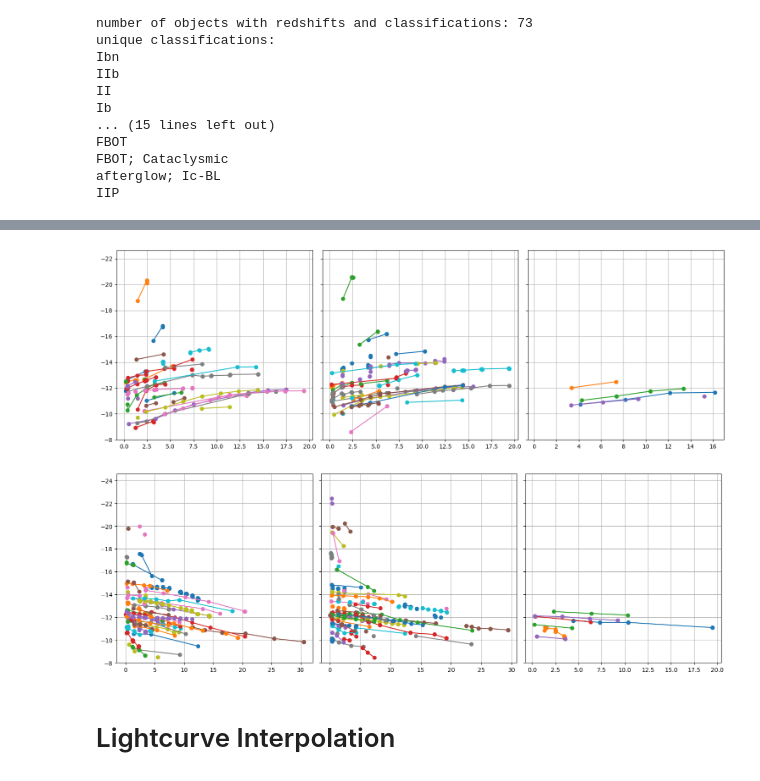
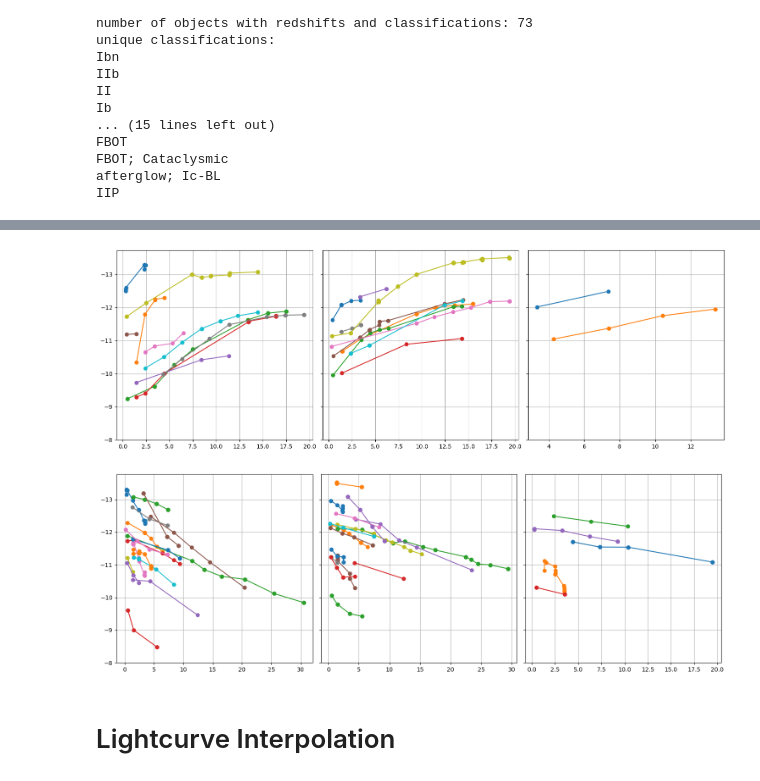
Before and after one commit to tylerbarna/kn-imposters, a Jupyter notebook: hq_candidates.ipynb, the cells around one changed output, grey strips where cells are left out. Drawn from its saved outputs; the diff is of its cells as text; code cells hidden in the pictures.

```diff
--- a/hq_candidates.ipynb
+++ b/hq_candidates.ipynb
@@ -70,6 +91,7 @@ for key, value in lc_dict.items():
 
 print('number of non-empty lightcurves:', len(flc_dict))
 print('number of empty lightcurves:', len(elc_dict))
+flc_dict = {key: val[val['mag'].notna()] for key, val in flc_dict.items()}
 # %% [output]
 194.94985-47.75
 Swift-J002325.5-141701
@@ -144,7 +166,16 @@ mflc_dict = {key: value for key, value in flc_dict.items() if key in mq_cands['o
 lflc_dict = {key: value for key, value in flc_dict.items() if key in lq_cands['object'].values} ## low quality
 zlc_dict =  {key: value for key, value in flc_dict.items() if key in z_cands['object'].values} ## redshift
 # %%
-display(zlc_dict['ZTF18aakuewf'].head())
+#display(zlc_dict['ZTF18aakuewf'].head())
 for item in zlc_dict:
-    zlc_dict[item]['absmag'] = absmag(zlc_dict[item]['mag'], z_cands[z_cands['object'] == item]['redshift'].values[0])
+    if df_eval[df_eval['object'] == item]['usability'].values[0] == 0:
+        continue
+    #print(item)
+    #zlc_dict[item]['absmag'] = absmag(zlc_dict[item]['mag'], z_cands[z_cands['object'] == item]['redshift'].values[0])
+    try:
+        zlc_dict[item]['absmag'] = absmag(zlc_dict[item]['mag'], z_cands[z_cands['object'] == item]['redshift'].values[0])
+    except:
+        print(item)
+        print('error: ', z_cands[z_cands['object'] == item]['redshift'].values[0])
+        print(zlc_dict[item]['mag'])
 # %% [output]
@@ -173,5 +211,5 @@ display(zlc_dict['ZTF18aakuewf'][zlc_dict['ZTF18aakuewf']['absmag'].notnull()])
 # %%
-IIbs = df_eval[(df_eval['class'] == 'IIb') & (df_eval['ztfg_rise'].notnull())]
+IIbs = df_eval[(df_eval['class'] == 'IIb') ]
 display(IIbs)
 IIbs = IIbs['object'].values
 # %% [output]
@@ -190,6 +234,9 @@ IIbs = IIbs['object'].values
 fig, ax = plt.subplots(nrows=1, ncols=3, figsize=(15, 5), sharey=True)
 
 for key, value in zlc_dict.items():
+    if key not in IIbs:
+        continue
+
     # print(key)
     for i, filt in enumerate(['ztfg', 'ztfr', 'ztfi']):
         filt_val = value[value['filter'] == filt]
@@ -215,31 +262,33 @@ for key, value in zlc_dict.items():
 fig.tight_layout();
 plt.show();
 # %% [output]
-[figure, old version]
+[figure, new version]
 # %%
 fig, ax = plt.subplots(nrows=1, ncols=3, figsize=(15, 5), sharey=True)
 
 for key, value in zlc_dict.items():
+    if key not in IIbs:
+        continue
     for i, filt in enumerate(['ztfg', 'ztfr', 'ztfi']):
         filt_val = value[value['filter'] == filt]
         # print(df_eval[df_eval['object'] == key][f'{filter}_fade'])
         fade_times = df_eval[df_eval['object'] == key][f'{filt}_fade'].values[0]
         #print(fade_times)
         if type(fade_times) != str:
             continue
         fade_start, fade_end = fade_times.split('-')
         fade_start, fade_end = float(fade_start), float(fade_end)
         filt_val = filt_val[(filt_val['mjd'] > float(fade_start)) & (filt_val['mjd'] < float(fade_end))]
         times = filt_val['mjd'] - float(fade_start)
         values = filt_val['absmag']
         # print(times)
         ax[i].plot(times, values, '-o')
 [ax[i].invert_yaxis() for i in range(3)]
 [ax[i].set_ylim(-8,) for i in range(3)]
 [ax[i].grid() for i in range(3)]
 fig.tight_layout();
 # %% [output]
-[figure, old version]
+[figure, new version]
 # %% [markdown]
 # Lightcurve Interpolation
 # %%
```
Also changed, not shown: parts of 30 cells of this notebook.
